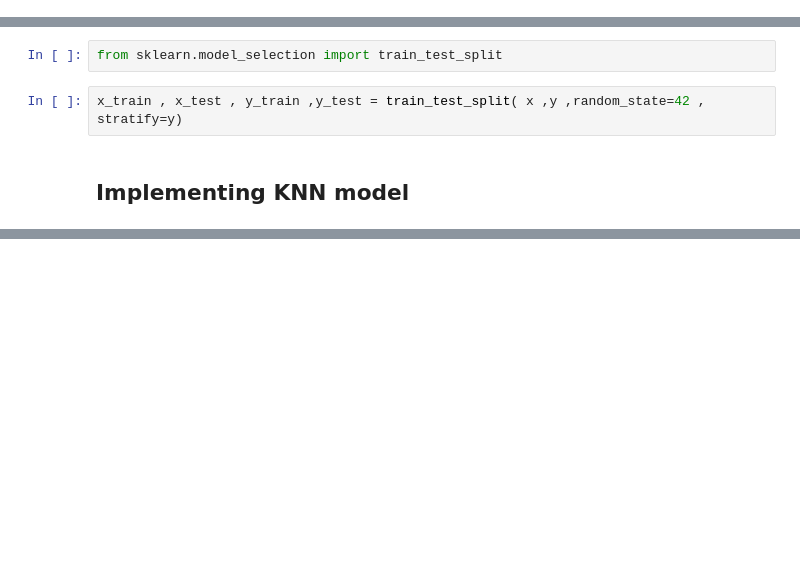
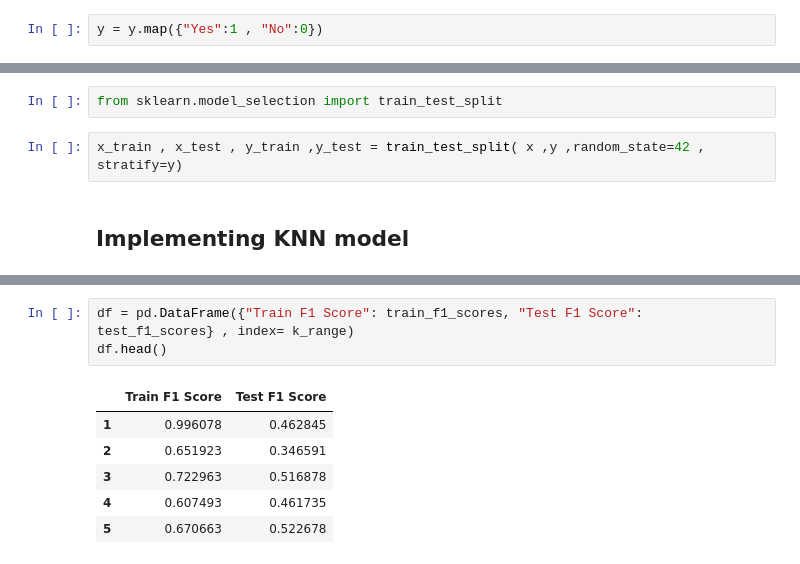
Before and after one commit to elmoujahidayoub171/Customer-Churn-Prediction, a Jupyter notebook: notebooks/eda.ipynb, the cells around one changed output, grey strips where cells are left out. Saved outputs shown, nothing was run; the diff lists cells and outputs as text; blank space fills up the shorter version.

```diff
--- a/notebooks/eda.ipynb
+++ b/notebooks/eda.ipynb
@@ -158,6 +162,8 @@ x.head()
 | 3 | 0 | 45 | 42.30 | 1840.75 | False | True | True | ... |
 | 4 | 0 | 2 | 70.70 | 151.65 | True | False | True | ... |
 5 rows × 45 columns
+# %%
+y = y.map({"Yes":1 , "No":0})
 # %%
 x.isna().sum()
 # %% [output]
@@ -198,0 +243,10 @@ TypeError: Labels in y_true and y_pred should be of the same type. Got y_true=[0
+# %%
+df = pd.DataFrame({"Train F1 Score": train_f1_scores, "Test F1 Score": test_f1_scores} , index= k_range)
+df.head()
+# %% [output]
+|  | Train F1 Score | Test F1 Score |
+| 1 | 0.996078 | 0.462845 |
+| 2 | 0.651923 | 0.346591 |
+| 3 | 0.722963 | 0.516878 |
+| 4 | 0.607493 | 0.461735 |
+| 5 | 0.670663 | 0.522678 |
```
Also changed, not shown: parts of 8 cells of this notebook.
